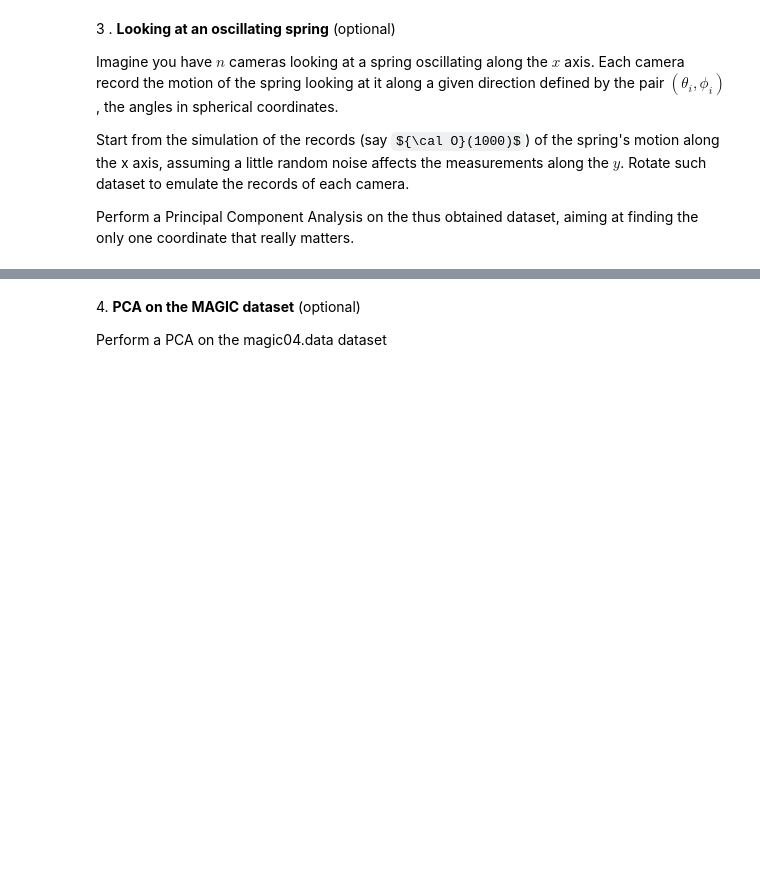
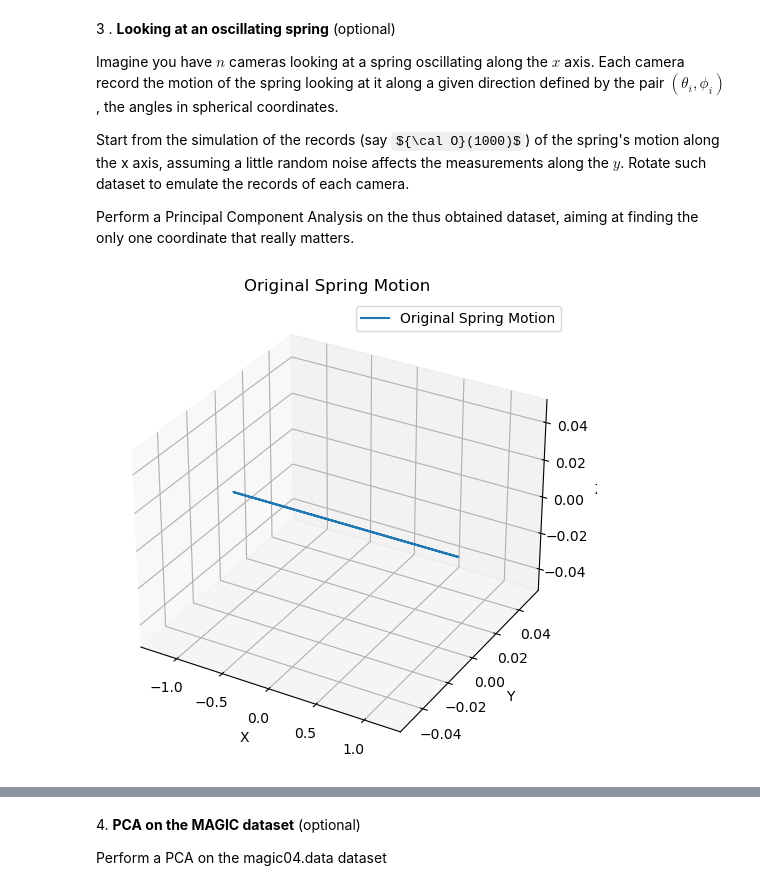
Before and after one commit to EugeniaBoccanera/LaboratoryOfComputationalPhysics_Y6, a Jupyter notebook: 08ex_LinearAlgebra.ipynb, the cells around one changed output, grey strips where cells are left out. Cells and saved outputs as stored; diff of their text form; code cells hidden in the pictures; some formulas as TeX source; blank space fills up the shorter version.

```diff
--- a/08ex_LinearAlgebra.ipynb
+++ b/08ex_LinearAlgebra.ipynb
@@ -283,0 +86,14 @@ plt.show()
+# %%
+from scipy import linalg as la
+for i in range(10):
+    mean = np.random.uniform(-1,1)
+    noise = np.random.normal(loc=mean, scale=1/50, size=N)
+    data[f'x{i+4}'] = noise
+
+cov = np.cov(data.T)
+l, V = la.eig(cov)
+explained_variability = l.real / np.sum(l.real)
+
+print("Percentage of total variability explained by principal components:")
+for v in explained_variability[np.argsort(-explained_variability)]:
+    print(100 * v, '%')
@@ -289,3 +120,73 @@ Imagine you have $n$ cameras looking at a spring oscillating along the $x$ axis.
 Start from the simulation of the records (say ${\cal O}(1000)$) of the spring's motion along the x axis, assuming a little random noise affects the measurements along the $y$. Rotate such dataset to emulate the records of each camera.
 
 Perform a Principal Component Analysis on the thus obtained dataset, aiming at finding the only one coordinate that really matters.
+# %%
+""" PCA could be used to identify the primary direction along which the spring's motion
+is most pronounced from the recorded data."""
+# fors esi può fare in modo più semplice
+import numpy as np
+from sklearn.decomposition import PCA
+import matplotlib.pyplot as plt
+from mpl_toolkits.mplot3d import Axes3D
+
+# Function to generate spring motion records along the x-axis
+def generate_spring_motion(num_samples, noise_std=0.1):
+    t = np.linspace(0, 2*np.pi, num_samples)
+    x = np.cos(t) + np.random.normal(0, noise_std, num_samples)
+    y = np.zeros_like(x)
+    z = np.zeros_like(x)
+    return np.vstack((x, y, z)).T
+
+# Function to rotate dataset to emulate camera records
+def rotate_dataset(dataset, theta, phi):
+    rotation_matrix = np.array([
+        [np.sin(theta)*np.cos(phi), -np.sin(phi), np.cos(theta)*np.cos(phi)],
+        [np.sin(theta)*np.sin(phi), np.cos(phi), np.cos(theta)*np.sin(phi)],
+        [-np.cos(theta), 0, np.sin(theta)]
+    ])
+    rotated_dataset = np.dot(dataset, rotation_matrix.T)
+    return rotated_dataset
+
+# Generate spring motion records along x-axis
+num_samples = 1000
+spring_data = generate_spring_motion(num_samples)
+
+# Number of cameras
+num_cameras = 5
+
+# Perform PCA on the rotated datasets for each camera
+pca = PCA(n_components=1)
+
+# Plot original spring motion
+fig = plt.figure(figsize=(8, 6))
+ax = fig.add_subplot(111, projection='3d')
+ax.plot(spring_data[:, 0], spring_data[:, 1], spring_data[:, 2], label='Original Spring Motion')
+ax.set_xlabel('X')
+ax.set_ylabel('Y')
+ax.set_zlabel('Z')
+ax.legend()
+plt.title('Original Spring Motion')
+plt.show()
+
+# Perform PCA for each camera
+for i in range(num_cameras):
+    # Random angles for each camera
+    theta_i = np.random.uniform(0, np.pi)  # Polar angle
+    phi_i = np.random.uniform(0, 2*np.pi)  # Azimuthal angle
+
+    # Rotate dataset to emulate camera records
+    rotated_data = rotate_dataset(spring_data, theta_i, phi_i)
+
+    # Perform PCA
+    pca_result = pca.fit_transform(rotated_data)
+
+    # Plot PCA result for each camera
+    plt.figure(figsize=(8, 6))
+    plt.plot(pca_result, label=f'Camera {i+1}')
+    plt.xlabel('Sample Index')
+    plt.ylabel('Principal Component 1')
+    plt.title(f'PCA Result for Camera {i+1}')
+    plt.legend()
+    plt.show()
+# %% [output]
+[figure, added]
```
Also changed, not shown: parts of 15 cells of this notebook.
